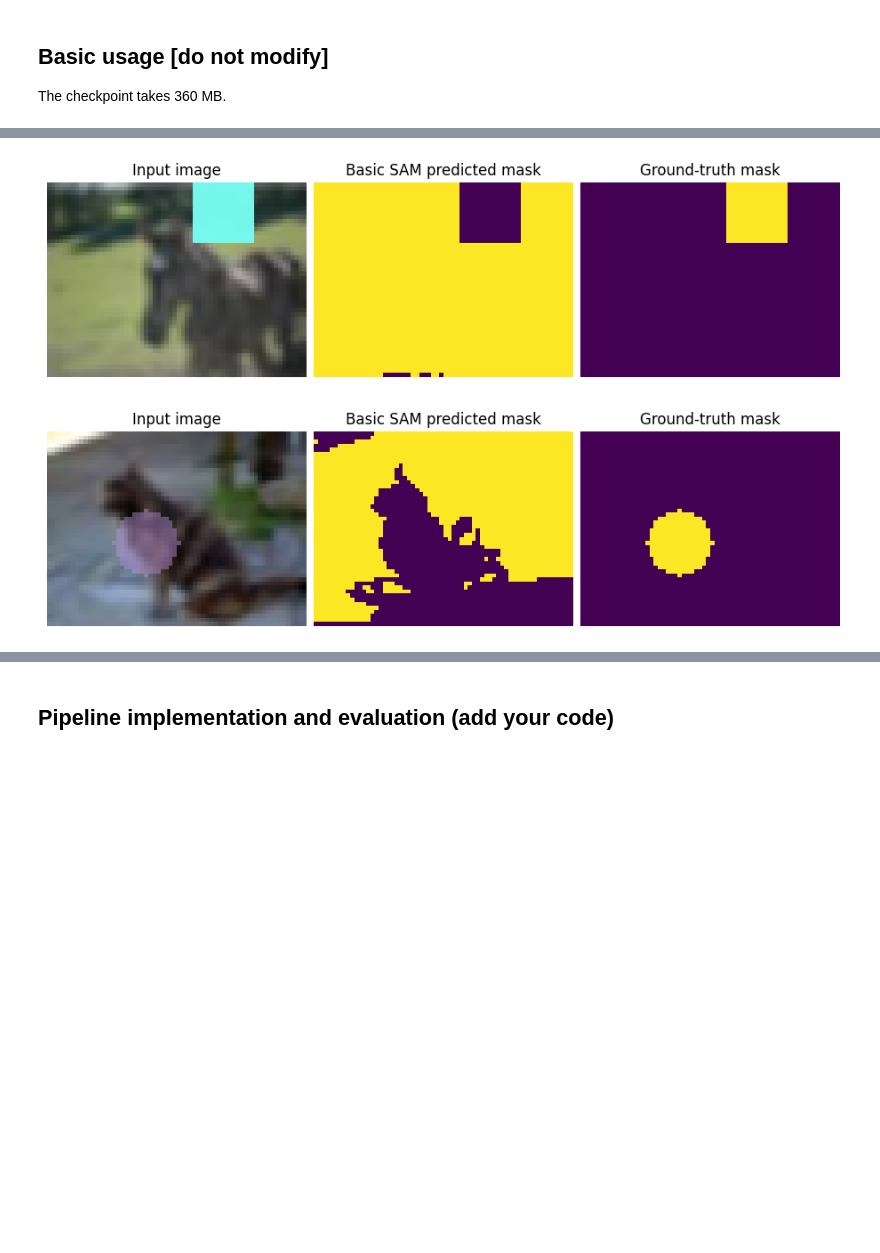
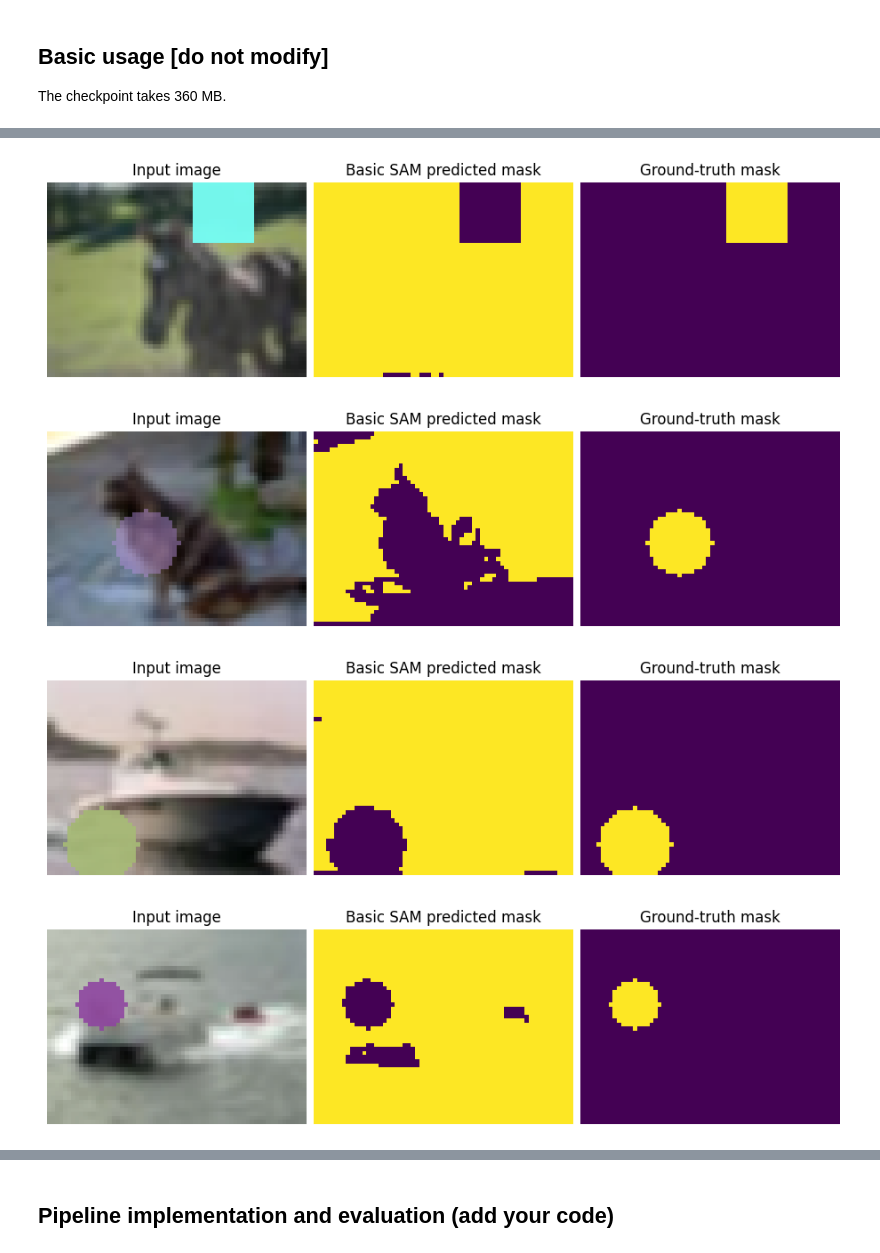
Before and after one commit to SURENAANERUS/Projects, a Jupyter notebook: docs/hw_2_gradcam_and_sam_student.ipynb, the cells around one changed output, grey strips where cells are left out. Cells and saved outputs as stored; diff of their text form; code cells hidden in the pictures; blank space fills up the shorter version.

```diff
--- a/docs/hw_2_gradcam_and_sam_student.ipynb
+++ b/docs/hw_2_gradcam_and_sam_student.ipynb
@@ -606,26 +610,28 @@ class BasicSamPipeline:
         return torch.stack(results)
 # %%
 def example_sam():
-    indices = [3, 10, 42]
+    indices = [3, 10, 42,1,2,5,6,7,8]
     images, labels, gt_masks = next(iter(test_loader))
     images, labels, gt_masks = images[indices], labels[indices], gt_masks[indices]
 
     basic_pipeline = BasicSamPipeline()
 
     results = basic_pipeline(images).cpu()
 
     for image, result, gt_mask in zip(images, results, gt_masks, strict=True):
         show_image_row(
             {
                 "Input image": inverse_transform(image),
                 "Basic SAM predicted mask": result,
                 "Ground-truth mask": gt_mask,
             }
         )
 
 
 example_sam()
 # %% [output]
 [figure]
 [figure]
 [figure]
+[figure, added]
+[figure, added]
```
Also changed, not shown: parts of 7 cells of this notebook.
